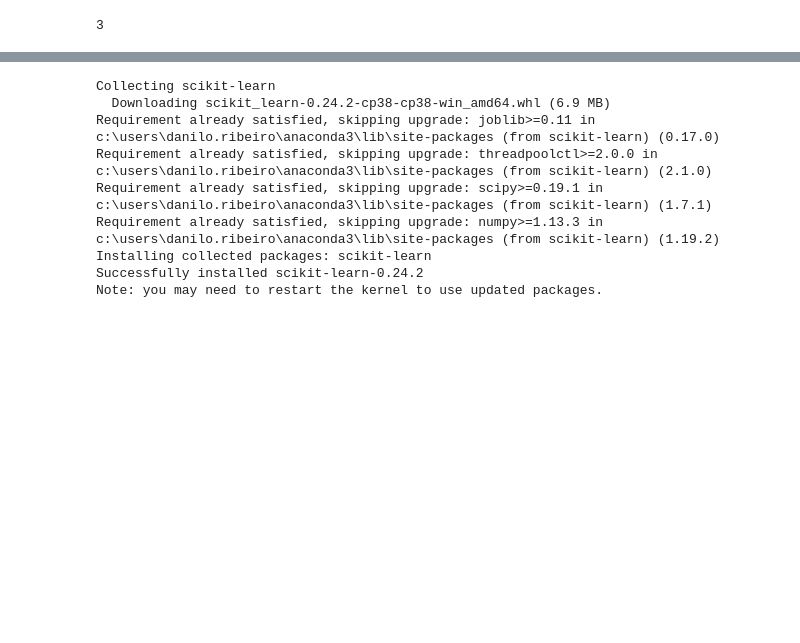
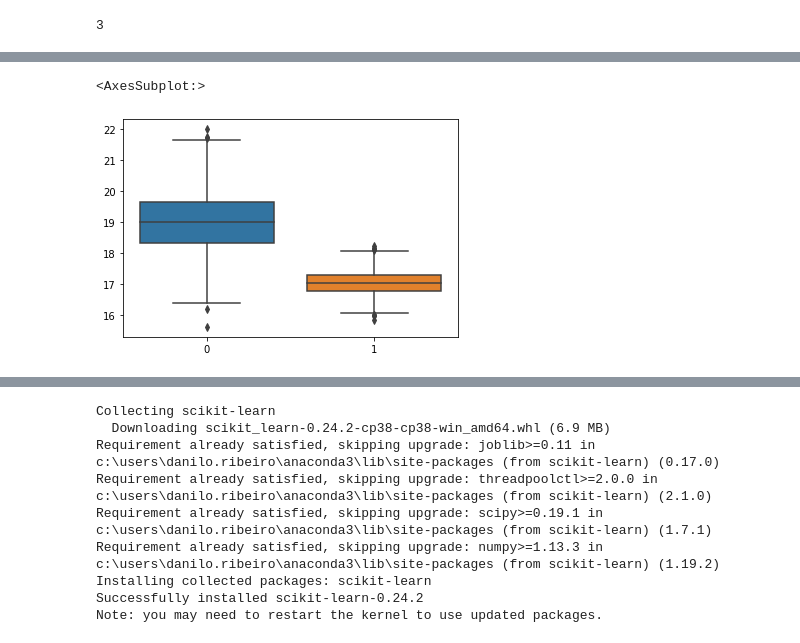
Before and after one commit to dan1lo/PesquisaDoutoradoPosDiferencas, a Jupyter notebook: pesquisa_sexo_completo.ipynb, the cells around one changed output, grey strips where cells are left out. Saved outputs shown, nothing was run; the diff lists cells and outputs as text; code cells hidden in the pictures; blank space fills up the shorter version.

```diff
--- a/pesquisa_sexo_completo.ipynb
+++ b/pesquisa_sexo_completo.ipynb
@@ -530,0 +533,5 @@ T-test  1.655e+297    1.0
+# %%
+sns.boxplot(data= [MasculinoBS ,FemininoBS])
+# %% [output]
+<AxesSubplot:>
+[figure, added]
```
Also changed, not shown: parts of 5 cells of this notebook.
